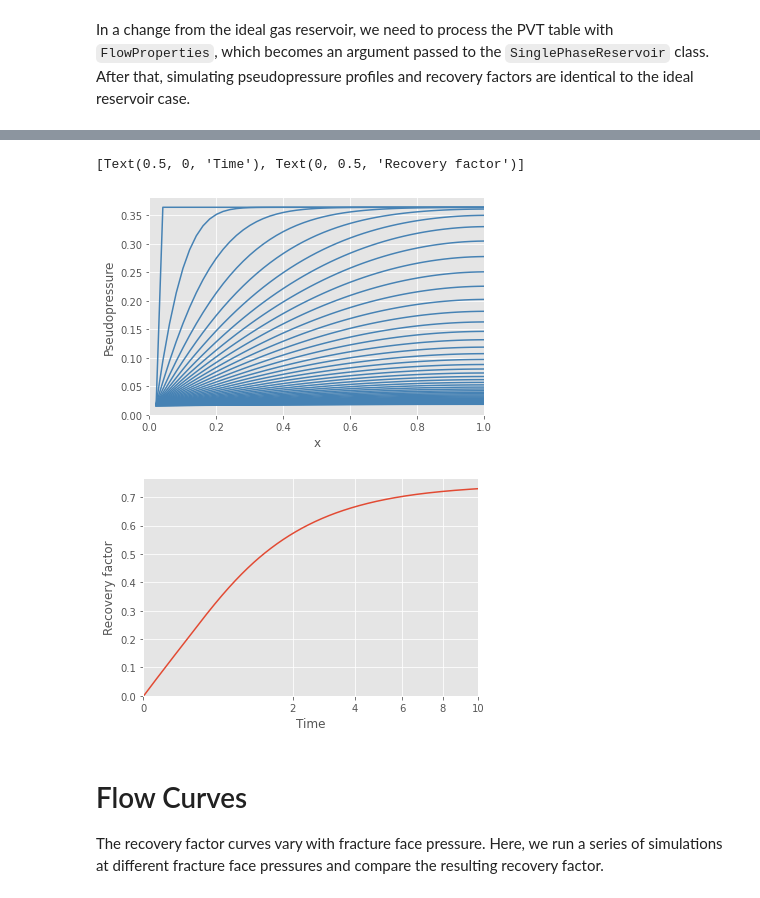
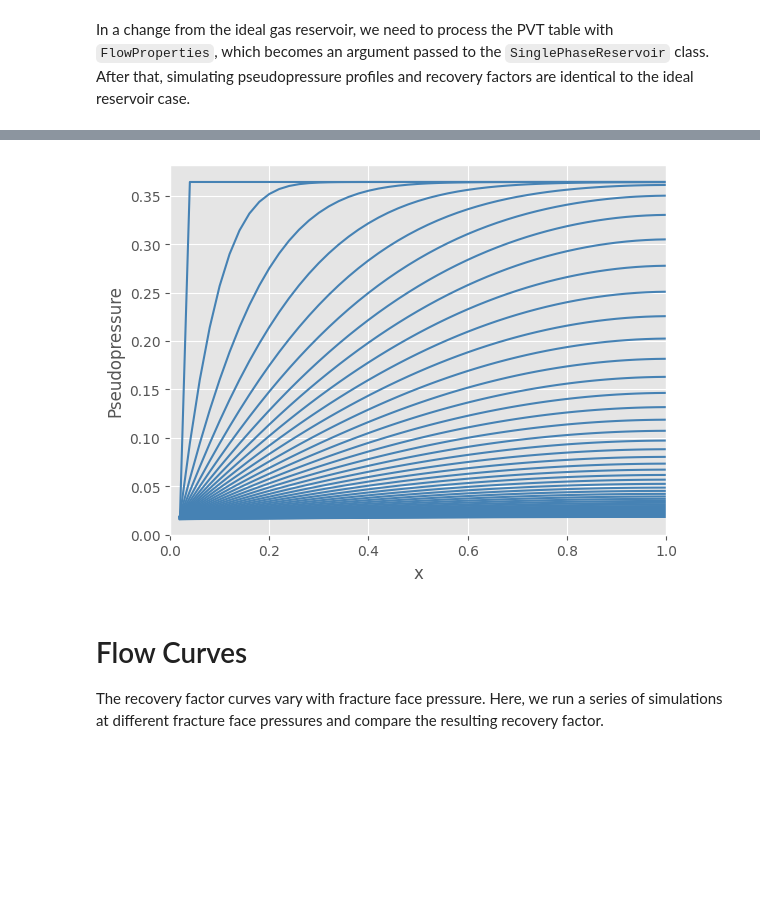
Before and after one commit to frank1010111/bluebonnet, a Jupyter notebook: docs/flow.ipynb, the cells around one changed output, grey strips where cells are left out. Drawn from its saved outputs; the diff is of its cells as text; code cells hidden in the pictures; blank space fills up the shorter version.

```diff
--- a/docs/flow.ipynb
+++ b/docs/flow.ipynb
@@ -149,12 +152,7 @@ ax.legend()
 # %%
 ax = plot_pseudopressure(res_realgas)
-
-ax = plot_recovery_factor(res_realgas)
-ax.set(xlabel="Time", ylabel="Recovery factor")
 # %% [output]
-[Text(0.5, 0, 'Time'), Text(0, 0.5, 'Recovery factor')]
-[figure, old version]
+[figure, new version]
-[figure, removed]
 # %% [markdown]
 # Flow Curves
 
```
Also changed, not shown: parts of 13 cells of this notebook, 1 other file.
